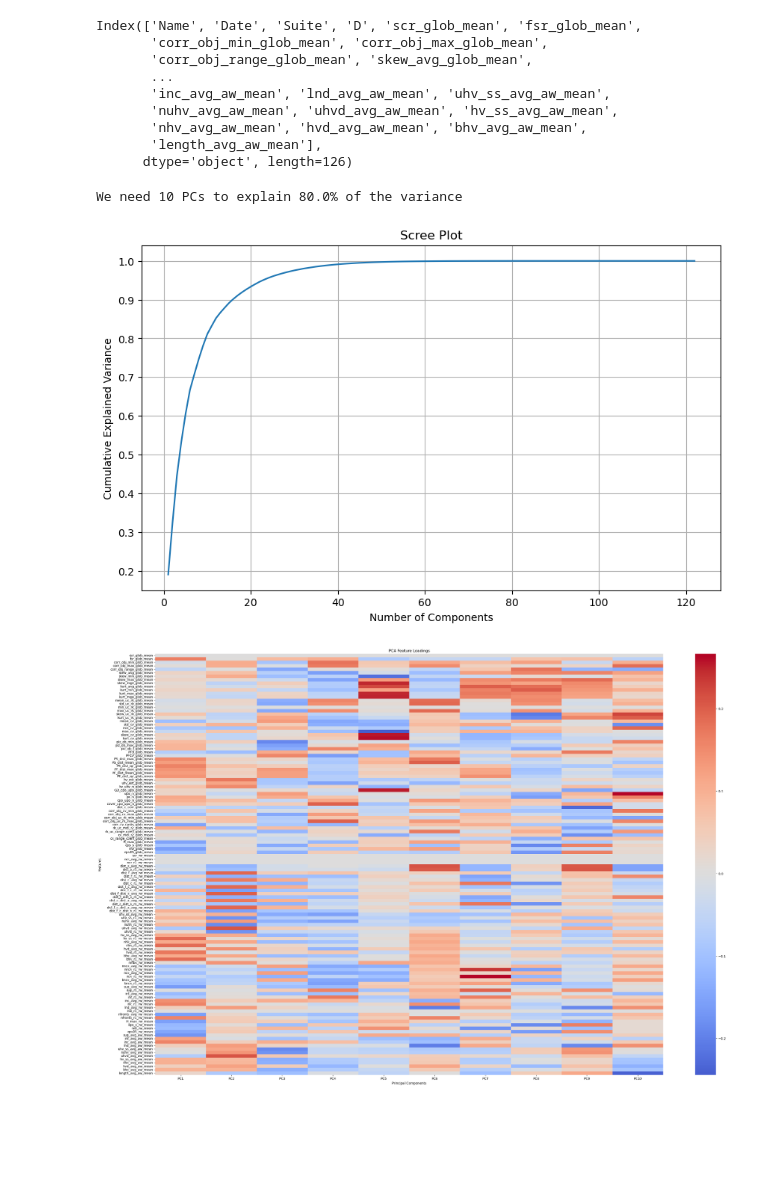
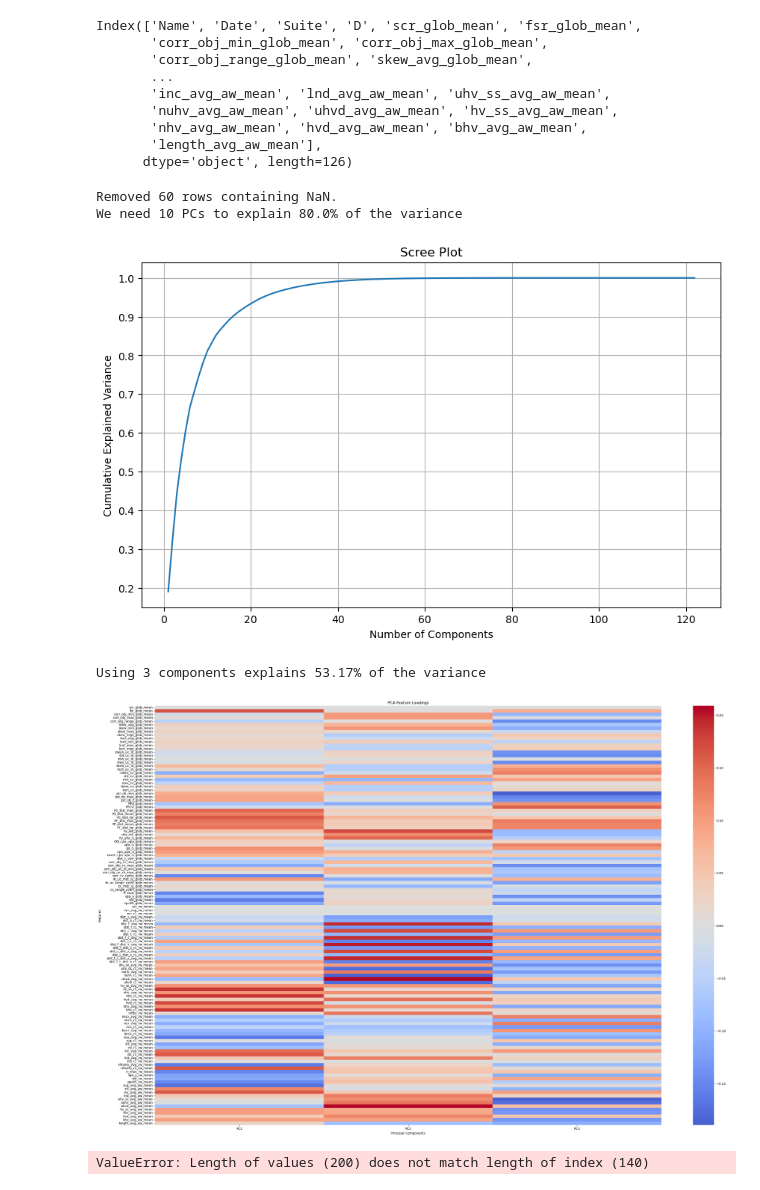
Before and after one commit to richardlovesspaceengineering/rrut_thesis_code, a Jupyter notebook: ISA-CMOP_Python/thesis_notebook.ipynb, the cells around one changed output. Saved outputs shown, nothing was run; the diff lists cells and outputs as text; code cells hidden in the pictures; blank space fills up the shorter version.

```diff
--- a/ISA-CMOP_Python/thesis_notebook.ipynb
+++ b/ISA-CMOP_Python/thesis_notebook.ipynb
@@ -438,8 +455,16 @@ dashboard.generate_features_results_pdf_across_suites()
 # %%
 dashboard.run_pca()
 dashboard.plot_scree_plot()
-dashboard.plot_pca_loadings(n_components=1)
 # %% [output]
+Removed 60 rows containing NaN.
 We need 10 PCs to explain 80.0% of the variance
 [figure]
-[figure, removed]
+# %%
+dashboard.plot_pca_loadings(n_components=3)
+# %% [output]
+Using 3 components explains 53.17% of the variance
+[figure, added]
+# %%
+dashboard.visualise_3d_pca()
+# %% [output]
+ValueError: Length of values (200) does not match length of index (140)
```
Also changed, not shown: parts of 6 cells of this notebook, 1 other file.
